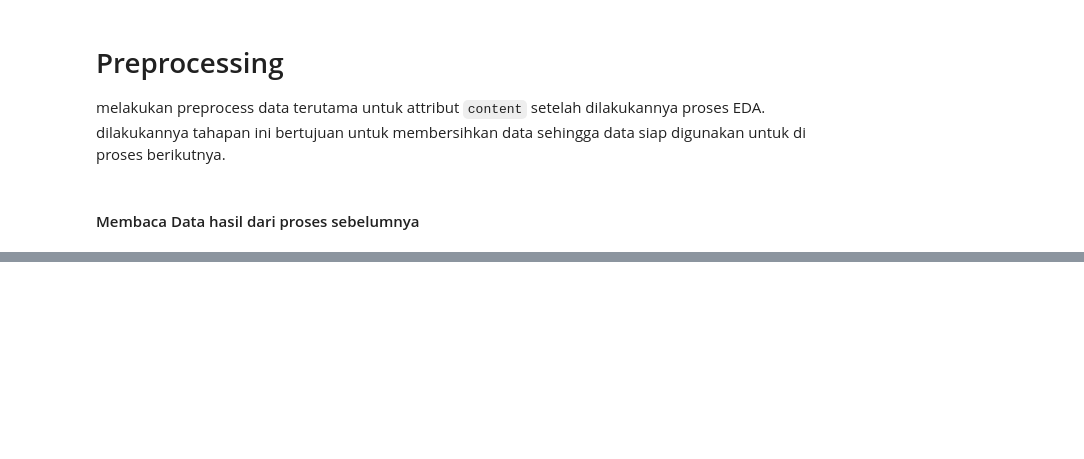
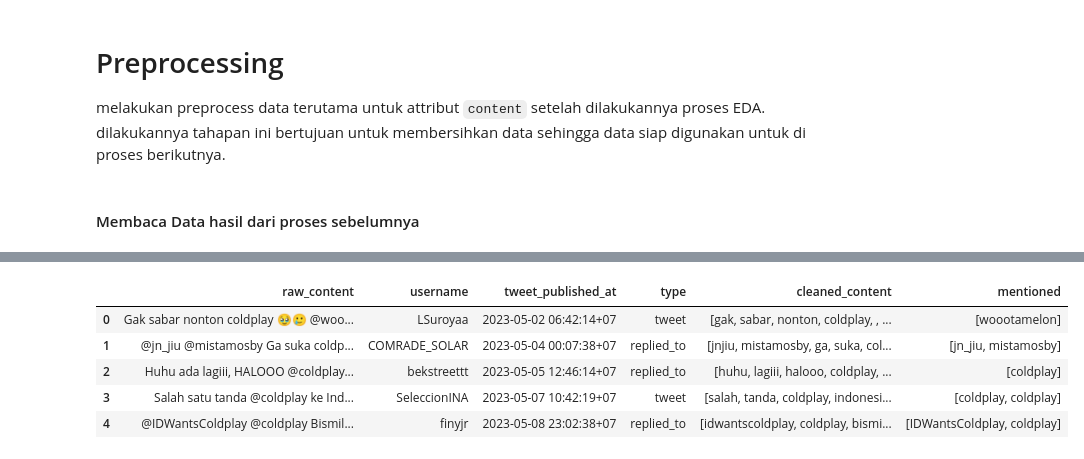
Before and after one commit to imniwa/univ-tugas-akhir, a Jupyter notebook: notebooks/01-preprocessing.ipynb, the cells around one changed output, grey strips where cells are left out. Saved outputs shown, nothing was run; the diff lists cells and outputs as text; code cells hidden in the pictures; blank space fills up the shorter version.

```diff
--- a/notebooks/01-preprocessing.ipynb
+++ b/notebooks/01-preprocessing.ipynb
@@ -62,0 +44,25 @@ def preprocess(content: str):
+# %%
+class Preprocessing:
+    def __init__(self):
+        self.stopword = StopWord()
+        self.stemmer = StemmerFactory().create_stemmer()
+        self.tokenizer = nlp_id.Tokenizer()
+
+    def preprocessing(self, text):
+        text = self.case_folding(text)
+        text = self.cleaning(text)
+        text = self.remove_stopword(text)
+        text = self.stemming(text)
+        return text.split(" ")
+
+    def case_folding(self, text):
+        return text.lower()
+
+    def cleaning(self, text):
+        return text.translate(str.maketrans('', '', string.punctuation))
+
+    def remove_stopword(self, text):
+        return ' '.join([word for word in text.split() if word not in self.stopword.stopwords])
+
+    def stemming(self, text):
+        return ' '.join([self.stemmer.stem(word) for word in text.split()])
@@ -63 +80,10 @@ def preprocess(content: str):
+# %%
+data.head(5)
+# %% [output]
+|  | raw_content | username | tweet_published_at | type | cleaned_content | mentioned |
+| 0 | Gak sabar nonton coldplay 🥹🥲 @woo... | LSuroyaa | 2023-05-02 06:42:14+07 | tweet | [gak, sabar, nonton, coldplay, , ... | [woootamelon] |
+| 1 | @jn_jiu @mistamosby Ga suka coldp... | COMRADE_SOLAR | 2023-05-04 00:07:38+07 | replied_to | [jnjiu, mistamosby, ga, suka, col... | [jn_jiu, mistamosby] |
+| 2 | Huhu ada lagiii, HALOOO @coldplay... | bekstreettt | 2023-05-05 12:46:14+07 | replied_to | [huhu, lagiii, halooo, coldplay, ... | [coldplay] |
+| 3 | Salah satu tanda @coldplay ke Ind... | SeleccionINA | 2023-05-07 10:42:19+07 | tweet | [salah, tanda, coldplay, indonesi... | [coldplay, coldplay] |
+| 4 | @IDWantsColdplay @coldplay Bismil... | finyjr | 2023-05-08 23:02:38+07 | replied_to | [idwantscoldplay, coldplay, bismi... | [IDWantsColdplay, coldplay] |
 # %% [markdown]
```
Also changed, not shown: parts of 18 cells of this notebook, 7 other files.
